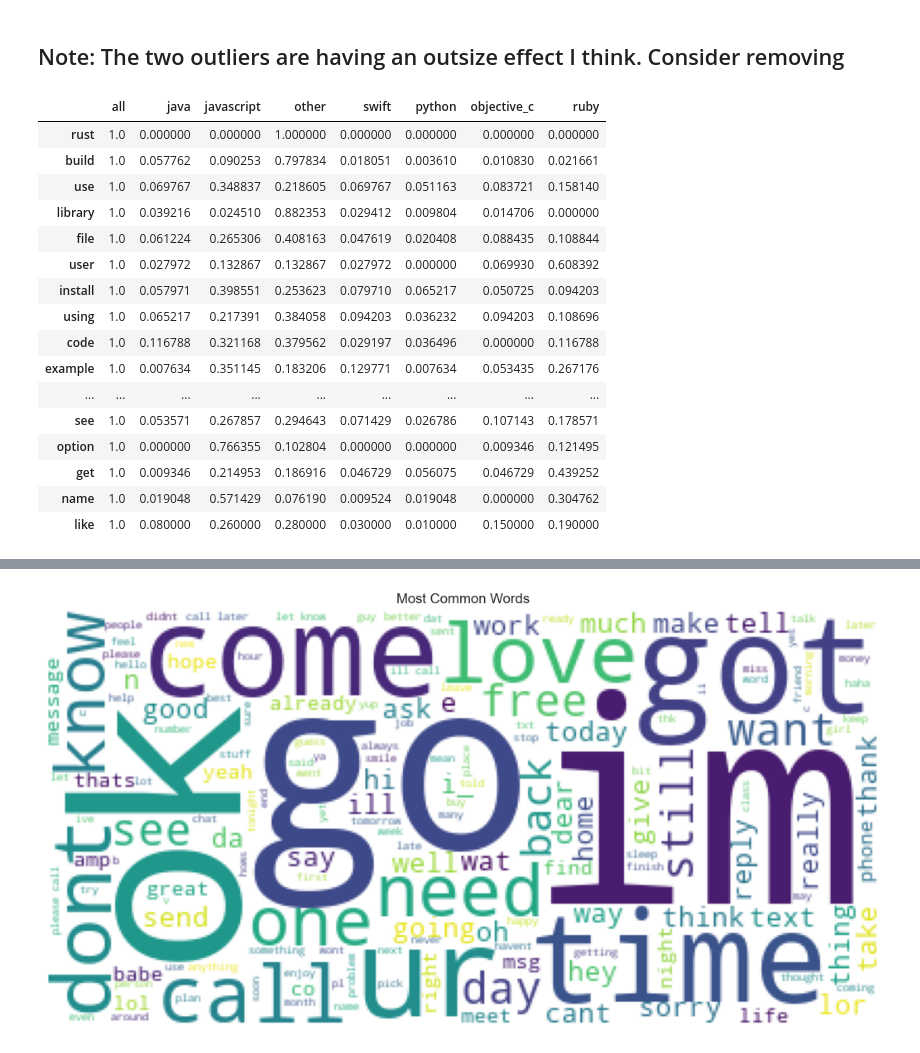
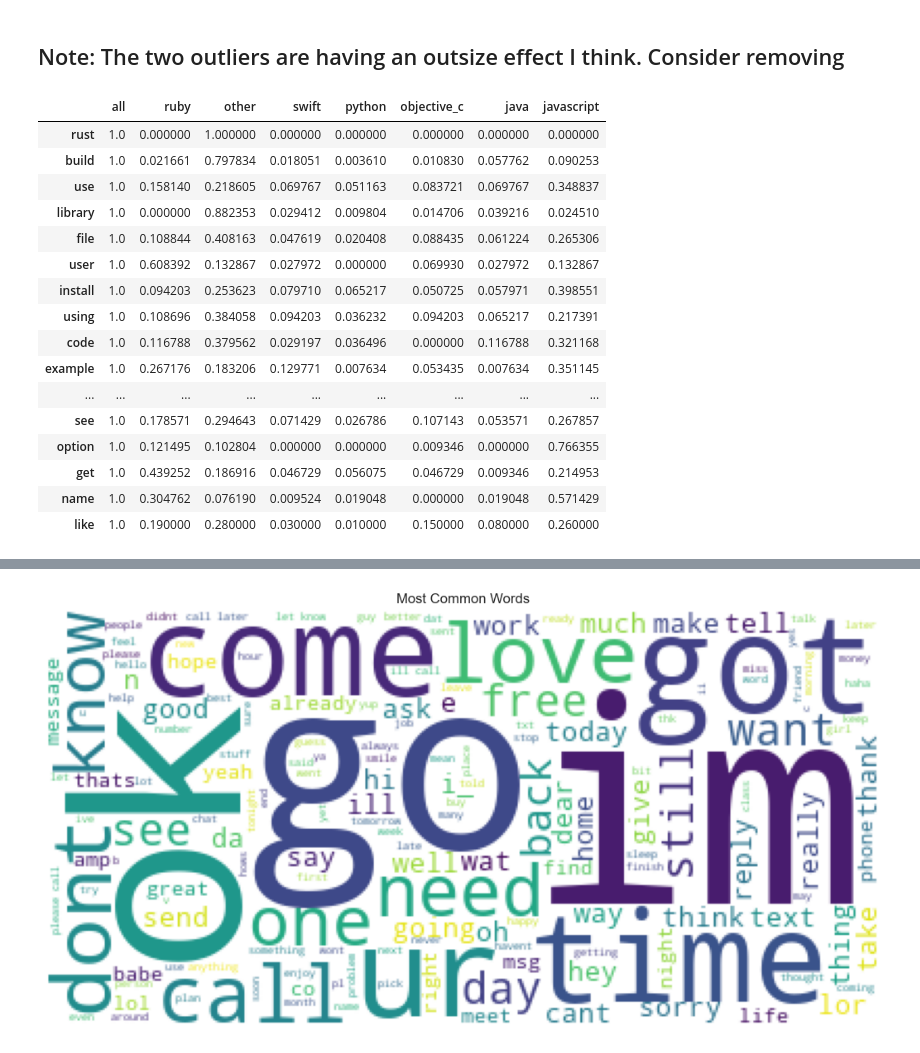
Before and after one commit to Keila-Camarillo/nlp_most_starred_repos, a Jupyter notebook: corey_explore.ipynb, the cells around one changed output, grey strips where cells are left out. Cells and saved outputs as stored; diff of their text form; code cells hidden in the pictures.

```diff
--- a/corey_explore.ipynb
+++ b/corey_explore.ipynb
@@ -340,26 +340,28 @@ plt.show()
 [figure]
 # %% [markdown]
 ## Note: The two outliers are having an outsize effect I think. Consider removing
+# %%
+columns_in_order = ['all', 'ruby', 'other', 'swift', 'python', 'objective_c', 'java', 'javascript']
 # %%
-# prep for a different plot: get percentage of ham/spam vs all for top 20 words
-word_counts.sort_values('all', ascending=False).head(20)\
+# prep for a different plot: get percentage of languages vs all for top 20 words
+word_counts[columns_in_order].sort_values('all', ascending=False).head(20)\
 .apply(lambda row: row/row['all'], axis=1)
 # %% [output]
-|  | all | java | javascript | other | swift | python | objective_c | ruby |
-| rust | 1.0 | 0.000000 | 0.000000 | 1.000000 | 0.000000 | 0.000000 | 0.000000 | 0.000000 |
-| build | 1.0 | 0.057762 | 0.090253 | 0.797834 | 0.018051 | 0.003610 | 0.010830 | 0.021661 |
-| use | 1.0 | 0.069767 | 0.348837 | 0.218605 | 0.069767 | 0.051163 | 0.083721 | 0.158140 |
-| library | 1.0 | 0.039216 | 0.024510 | 0.882353 | 0.029412 | 0.009804 | 0.014706 | 0.000000 |
-| file | 1.0 | 0.061224 | 0.265306 | 0.408163 | 0.047619 | 0.020408 | 0.088435 | 0.108844 |
-| user | 1.0 | 0.027972 | 0.132867 | 0.132867 | 0.027972 | 0.000000 | 0.069930 | 0.608392 |
-| install | 1.0 | 0.057971 | 0.398551 | 0.253623 | 0.079710 | 0.065217 | 0.050725 | 0.094203 |
-| using | 1.0 | 0.065217 | 0.217391 | 0.384058 | 0.094203 | 0.036232 | 0.094203 | 0.108696 |
-| code | 1.0 | 0.116788 | 0.321168 | 0.379562 | 0.029197 | 0.036496 | 0.000000 | 0.116788 |
-| example | 1.0 | 0.007634 | 0.351145 | 0.183206 | 0.129771 | 0.007634 | 0.053435 | 0.267176 |
+|  | all | ruby | other | swift | python | objective_c | java | javascript |
+| rust | 1.0 | 0.000000 | 1.000000 | 0.000000 | 0.000000 | 0.000000 | 0.000000 | 0.000000 |
+| build | 1.0 | 0.021661 | 0.797834 | 0.018051 | 0.003610 | 0.010830 | 0.057762 | 0.090253 |
+| use | 1.0 | 0.158140 | 0.218605 | 0.069767 | 0.051163 | 0.083721 | 0.069767 | 0.348837 |
+| library | 1.0 | 0.000000 | 0.882353 | 0.029412 | 0.009804 | 0.014706 | 0.039216 | 0.024510 |
+| file | 1.0 | 0.108844 | 0.408163 | 0.047619 | 0.020408 | 0.088435 | 0.061224 | 0.265306 |
+| user | 1.0 | 0.608392 | 0.132867 | 0.027972 | 0.000000 | 0.069930 | 0.027972 | 0.132867 |
+| install | 1.0 | 0.094203 | 0.253623 | 0.079710 | 0.065217 | 0.050725 | 0.057971 | 0.398551 |
+| using | 1.0 | 0.108696 | 0.384058 | 0.094203 | 0.036232 | 0.094203 | 0.065217 | 0.217391 |
+| code | 1.0 | 0.116788 | 0.379562 | 0.029197 | 0.036496 | 0.000000 | 0.116788 | 0.321168 |
+| example | 1.0 | 0.267176 | 0.183206 | 0.129771 | 0.007634 | 0.053435 | 0.007634 | 0.351145 |
 | ... | ... | ... | ... | ... | ... | ... | ... | ... |
-| see | 1.0 | 0.053571 | 0.267857 | 0.294643 | 0.071429 | 0.026786 | 0.107143 | 0.178571 |
-| option | 1.0 | 0.000000 | 0.766355 | 0.102804 | 0.000000 | 0.000000 | 0.009346 | 0.121495 |
-| get | 1.0 | 0.009346 | 0.214953 | 0.186916 | 0.046729 | 0.056075 | 0.046729 | 0.439252 |
-| name | 1.0 | 0.019048 | 0.571429 | 0.076190 | 0.009524 | 0.019048 | 0.000000 | 0.304762 |
-| like | 1.0 | 0.080000 | 0.260000 | 0.280000 | 0.030000 | 0.010000 | 0.150000 | 0.190000 |
+| see | 1.0 | 0.178571 | 0.294643 | 0.071429 | 0.026786 | 0.107143 | 0.053571 | 0.267857 |
+| option | 1.0 | 0.121495 | 0.102804 | 0.000000 | 0.000000 | 0.009346 | 0.000000 | 0.766355 |
+| get | 1.0 | 0.439252 | 0.186916 | 0.046729 | 0.056075 | 0.046729 | 0.009346 | 0.214953 |
+| name | 1.0 | 0.304762 | 0.076190 | 0.009524 | 0.019048 | 0.000000 | 0.019048 | 0.571429 |
+| like | 1.0 | 0.190000 | 0.280000 | 0.030000 | 0.010000 | 0.150000 | 0.080000 | 0.260000 |
 # %%
```
Also changed, not shown: parts of 1 cell of this notebook, 2 other files.
